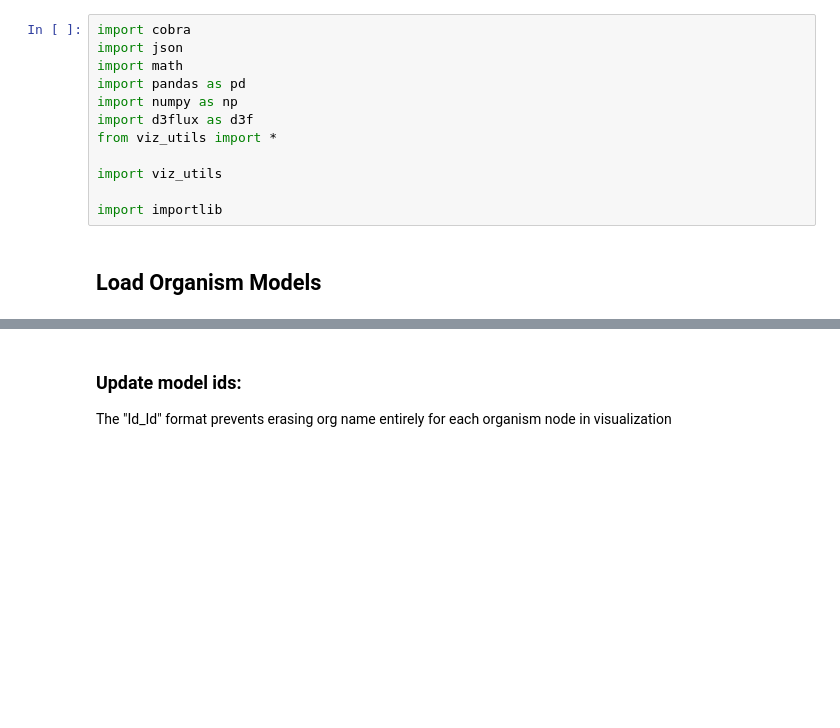
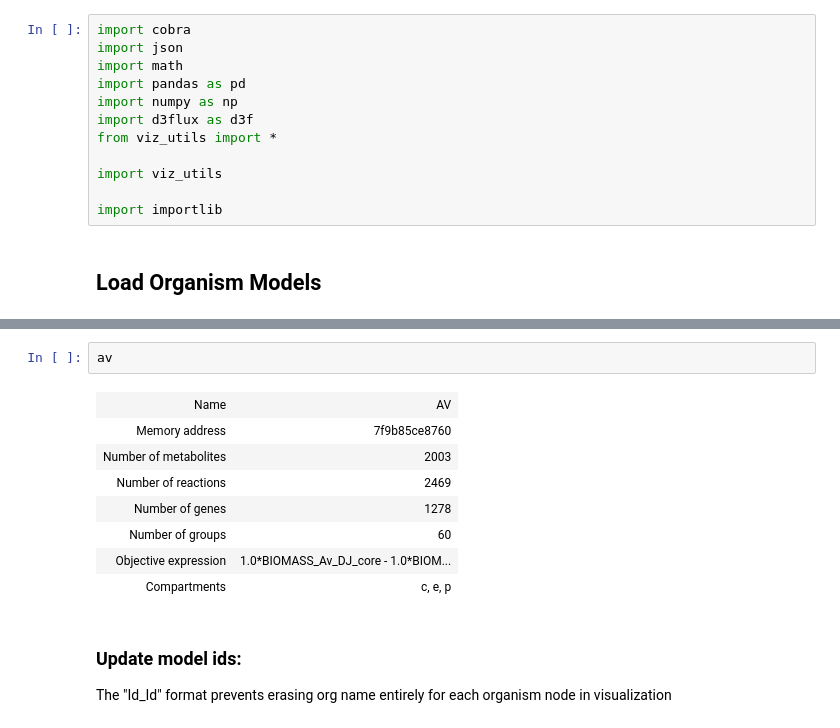
Before and after one commit to PNNL-CompBio/CONCERTO, a Jupyter notebook: notebooks/visualize_external_metabolite_exchange.ipynb, the cells around one changed output, grey strips where cells are left out. Cells and saved outputs as stored; diff of their text form; blank space fills up the shorter version.

```diff
--- a/notebooks/visualize_external_metabolite_exchange.ipynb
+++ b/notebooks/visualize_external_metabolite_exchange.ipynb
@@ -23,3 +31,14 @@ from models import syn, av, rt
+# %%
+av
+# %% [output]
+| Name | AV |
+| Memory address | 7f9b85ce8760 |
+| Number of metabolites | 2003 |
+| Number of reactions | 2469 |
+| Number of genes | 1278 |
+| Number of groups | 60 |
+| Objective expression | 1.0*BIOMASS_Av_DJ_core - 1.0*BIOM... |
+| Compartments | c, e, p |
 # %% [markdown]
 ### Update model ids:
 The "Id_Id" format prevents erasing org name entirely for each organism node in visualization
```
Also changed, not shown: parts of 10 cells of this notebook, 3 other files.
